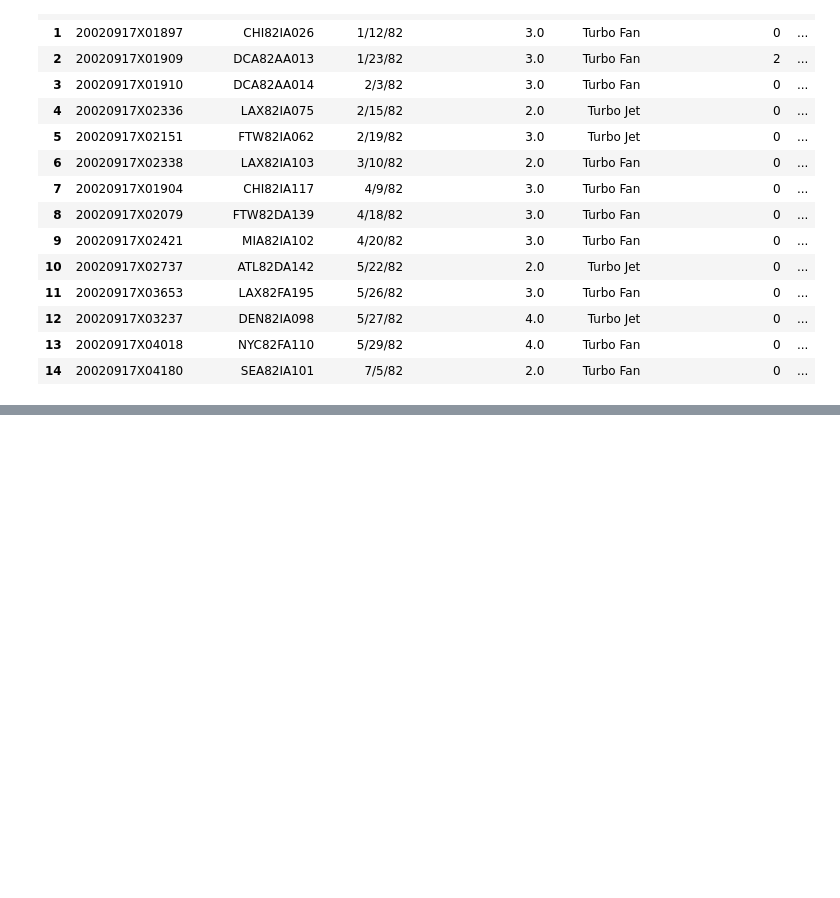
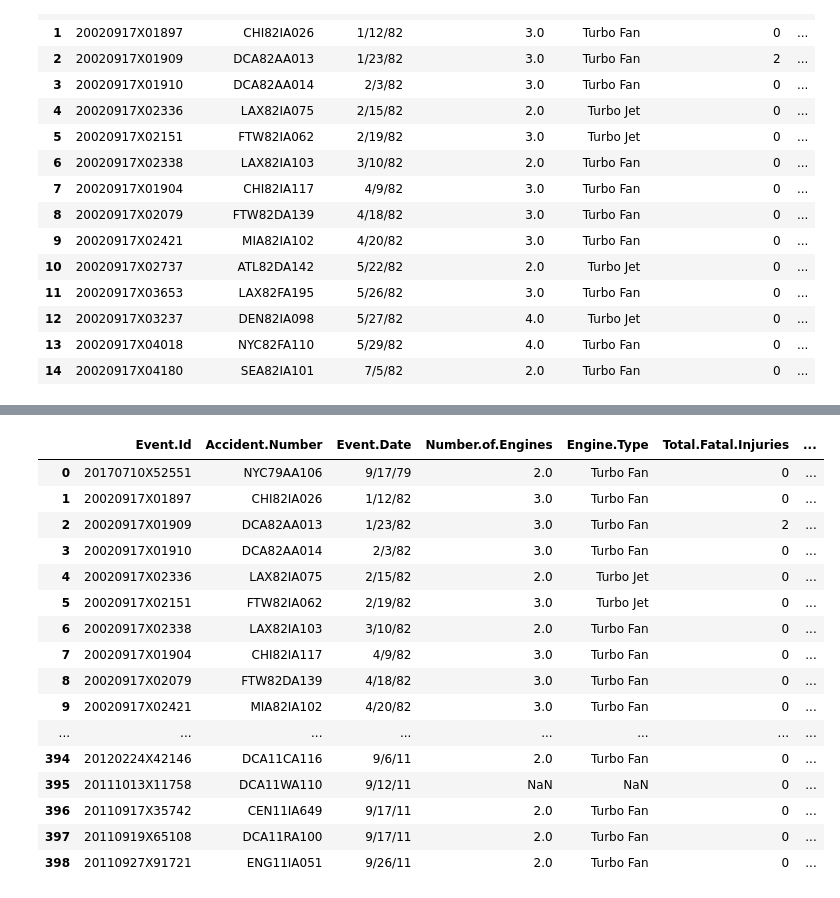
Before and after one commit to basstraining/wings_and_flats, a Jupyter notebook: Notebooks/plane_geo_clean_combined.ipynb, the cells around one changed output, grey strips where cells are left out. Cells and saved outputs as stored; diff of their text form; code cells hidden in the pictures; blank space fills up the shorter version.

```diff
--- a/Notebooks/plane_geo_clean_combined.ipynb
+++ b/Notebooks/plane_geo_clean_combined.ipynb
@@ -120,0 +159,11 @@ new_full_df.head(15)
+# %%
+nume = (new_full_df['Total.Uninjured']) + ((2 * new_full_df["Total.Minor.Injuries"])) + ((3 * new_full_df["Total.Serious.Injuries"])) + ((4 * new_full_df["Total.Fatal.Injuries"]))
+denom = new_full_df['People.Count']
+new_full_df['New.Severity.Score'] = (nume / denom) * 100
+# %%
+new_full_df = new_full_df[['Event.Id', 'Accident.Number', 'Event.Date', 'Number.of.Engines',
+       'Engine.Type', 'Total.Fatal.Injuries', 'Total.Serious.Injuries',
+       'Total.Minor.Injuries', 'Total.Uninjured', 'People.Count', 'City',
+       'Region', 'Latitude', 'Longitude', 'Make:Model', 'Severity_Score', 'New.Severity.Score',
+       'Fatality']]
+new_full_df
@@ -120,0 +184,4 @@ new_full_df.head(15)
+# %%
+pd.set_option('display.max_rows', None, 'display.max_columns', None)
+display(new_full_df[['New.Severity.Score', 'Total.Fatal.Injuries', 'Total.Serious.Injuries',
+       'Total.Minor.Injuries', 'Total.Uninjured']])
@@ -120,0 +206,25 @@ new_full_df.head(15)
+# %%
+filepath = '../Data/final_df.withnewsevscore.csv'
+
+# Save the new DataFrame to CSV
+new_full_df.to_csv(filepath, index=False)
+
+new_full_df
+# %% [output]
+|  | Event.Id | Accident.Number | Event.Date | Number.of.Engines | Engine.Type | Total.Fatal.Injuries | ... |
+| 0 | 20170710X52551 | NYC79AA106 | 9/17/79 | 2.0 | Turbo Fan | 0 | ... |
+| 1 | 20020917X01897 | CHI82IA026 | 1/12/82 | 3.0 | Turbo Fan | 0 | ... |
+| 2 | 20020917X01909 | DCA82AA013 | 1/23/82 | 3.0 | Turbo Fan | 2 | ... |
+| 3 | 20020917X01910 | DCA82AA014 | 2/3/82 | 3.0 | Turbo Fan | 0 | ... |
+| 4 | 20020917X02336 | LAX82IA075 | 2/15/82 | 2.0 | Turbo Jet | 0 | ... |
+| 5 | 20020917X02151 | FTW82IA062 | 2/19/82 | 3.0 | Turbo Jet | 0 | ... |
+| 6 | 20020917X02338 | LAX82IA103 | 3/10/82 | 2.0 | Turbo Fan | 0 | ... |
+| 7 | 20020917X01904 | CHI82IA117 | 4/9/82 | 3.0 | Turbo Fan | 0 | ... |
+| 8 | 20020917X02079 | FTW82DA139 | 4/18/82 | 3.0 | Turbo Fan | 0 | ... |
+| 9 | 20020917X02421 | MIA82IA102 | 4/20/82 | 3.0 | Turbo Fan | 0 | ... |
+| ... | ... | ... | ... | ... | ... | ... | ... |
+| 394 | 20120224X42146 | DCA11CA116 | 9/6/11 | 2.0 | Turbo Fan | 0 | ... |
+| 395 | 20111013X11758 | DCA11WA110 | 9/12/11 | NaN | NaN | 0 | ... |
+| 396 | 20110917X35742 | CEN11IA649 | 9/17/11 | 2.0 | Turbo Fan | 0 | ... |
+| 397 | 20110919X65108 | DCA11RA100 | 9/17/11 | 2.0 | Turbo Fan | 0 | ... |
+| 398 | 20110927X91721 | ENG11IA051 | 9/26/11 | 2.0 | Turbo Fan | 0 | ... |
```
Also changed, not shown: parts of 6 cells of this notebook, 2 other files.
